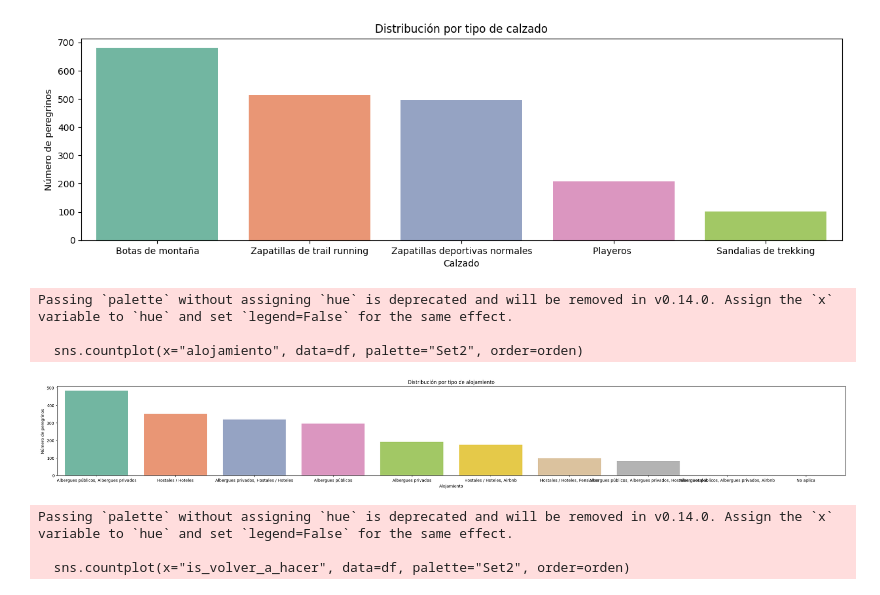
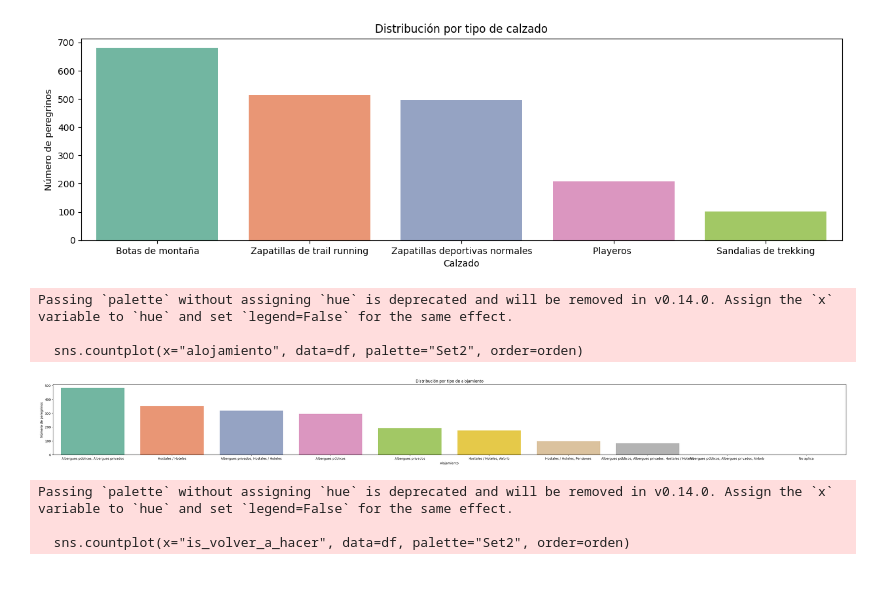
Before and after one commit to Valeriavinasl/ucm-tfm, a Jupyter notebook: notebooks/EDA.ipynb, the cells around one changed output. Saved outputs shown, nothing was run; the diff lists cells and outputs as text; code cells hidden in the pictures.

```diff
--- a/notebooks/EDA.ipynb
+++ b/notebooks/EDA.ipynb
@@ -189,18 +189,18 @@ Passing `palette` without assigning `hue` is deprecated and will be removed in v
   sns.countplot(x="calzado", data=df, palette="Set2", order=orden)
 [figure]
 # %%
-plt.figure(figsize=(35,4))
+plt.figure(figsize=(45,4))
 orden = df["alojamiento"].value_counts().index
 sns.countplot(x="alojamiento", data=df, palette="Set2", order=orden)
 plt.title("Distribución por tipo de alojamiento")
 plt.xlabel("Alojamiento")
 plt.ylabel("Número de peregrinos")
 plt.show()
 # %% [output]
 Passing `palette` without assigning `hue` is deprecated and will be removed in v0.14.0. Assign the `x` variable to `hue` and set `legend=False` for the same effect.
 
   sns.countplot(x="alojamiento", data=df, palette="Set2", order=orden)
-[figure, old version]
+[figure, new version]
 # %%
 plt.figure(figsize=(8,4))
 orden = df["is_volver_a_hacer"].value_counts().index
```
Also changed, not shown: parts of 1 cell of this notebook.
